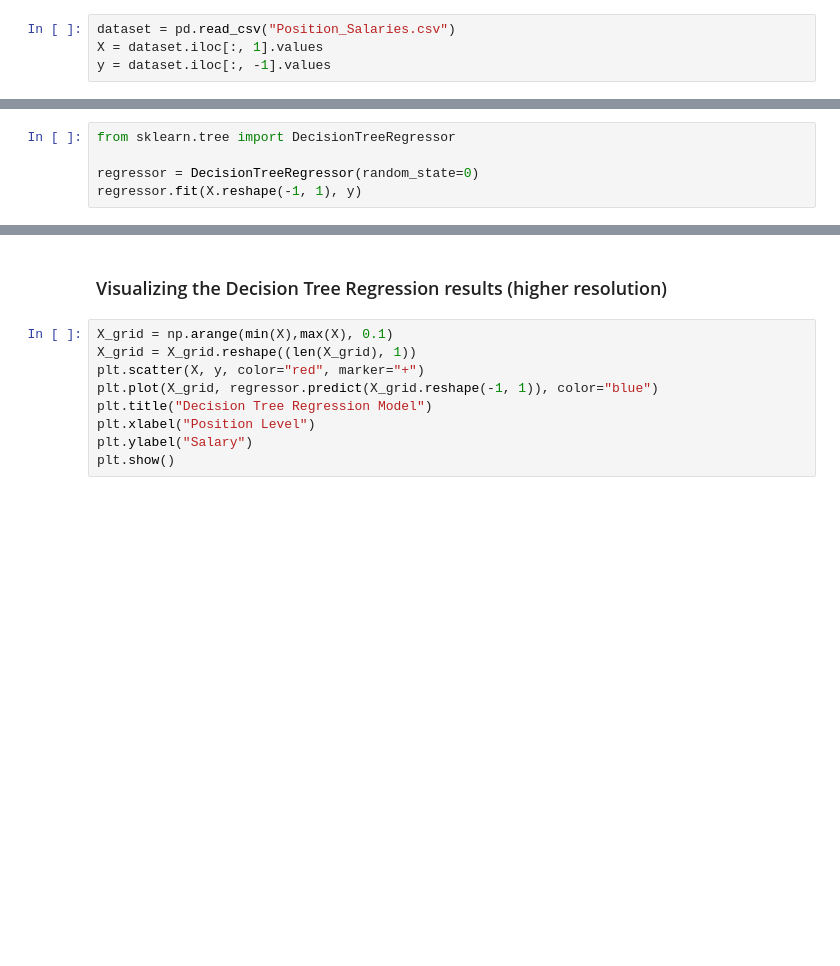
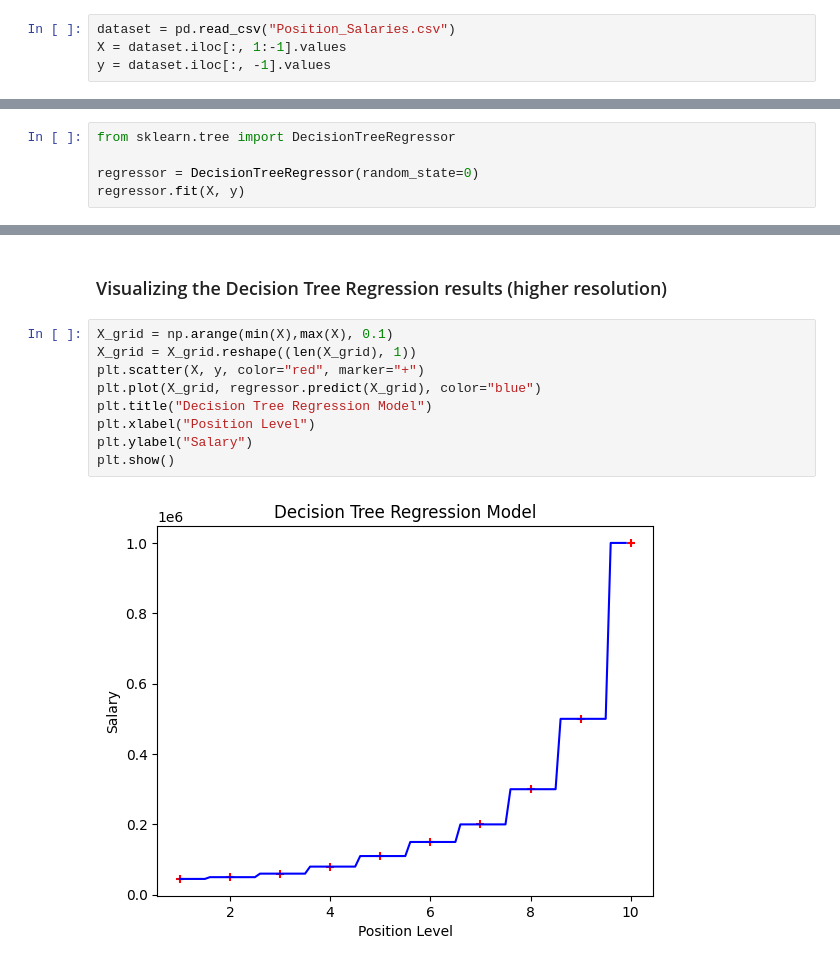
Before and after one commit to khalidmahamud/ml_practise, a Jupyter notebook: SuperDataScienceCourse/support_vector_regression/decision_tree_regression.ipynb, the cells around one changed output, grey strips where cells are left out. Saved outputs shown, nothing was run; the diff lists cells and outputs as text; blank space fills up the shorter version.

```diff
--- a/SuperDataScienceCourse/support_vector_regression/decision_tree_regression.ipynb
+++ b/SuperDataScienceCourse/support_vector_regression/decision_tree_regression.ipynb
@@ -10,7 +10,7 @@ import matplotlib.pyplot as plt
 ### Importing the dataset
 # %%
 dataset = pd.read_csv("Position_Salaries.csv")
-X = dataset.iloc[:, 1].values
+X = dataset.iloc[:, 1:-1].values
 y = dataset.iloc[:, -1].values
 # %% [markdown]
 ### Training the Decission Tree Regression model on the whole dataset
@@ -18,5 +18,5 @@ y = dataset.iloc[:, -1].values
 from sklearn.tree import DecisionTreeRegressor
 
 regressor = DecisionTreeRegressor(random_state=0)
-regressor.fit(X.reshape(-1, 1), y)
+regressor.fit(X, y)
 # %% [output]
@@ -33,9 +33,11 @@ print(y_pred)
 # %%
 X_grid = np.arange(min(X),max(X), 0.1)
 X_grid = X_grid.reshape((len(X_grid), 1))
 plt.scatter(X, y, color="red", marker="+")
-plt.plot(X_grid, regressor.predict(X_grid.reshape(-1, 1)), color="blue")
+plt.plot(X_grid, regressor.predict(X_grid), color="blue")
 plt.title("Decision Tree Regression Model")
 plt.xlabel("Position Level")
 plt.ylabel("Salary")
 plt.show()
+# %% [output]
+[figure, added]
```
Also changed, not shown: parts of 1 cell of this notebook.
